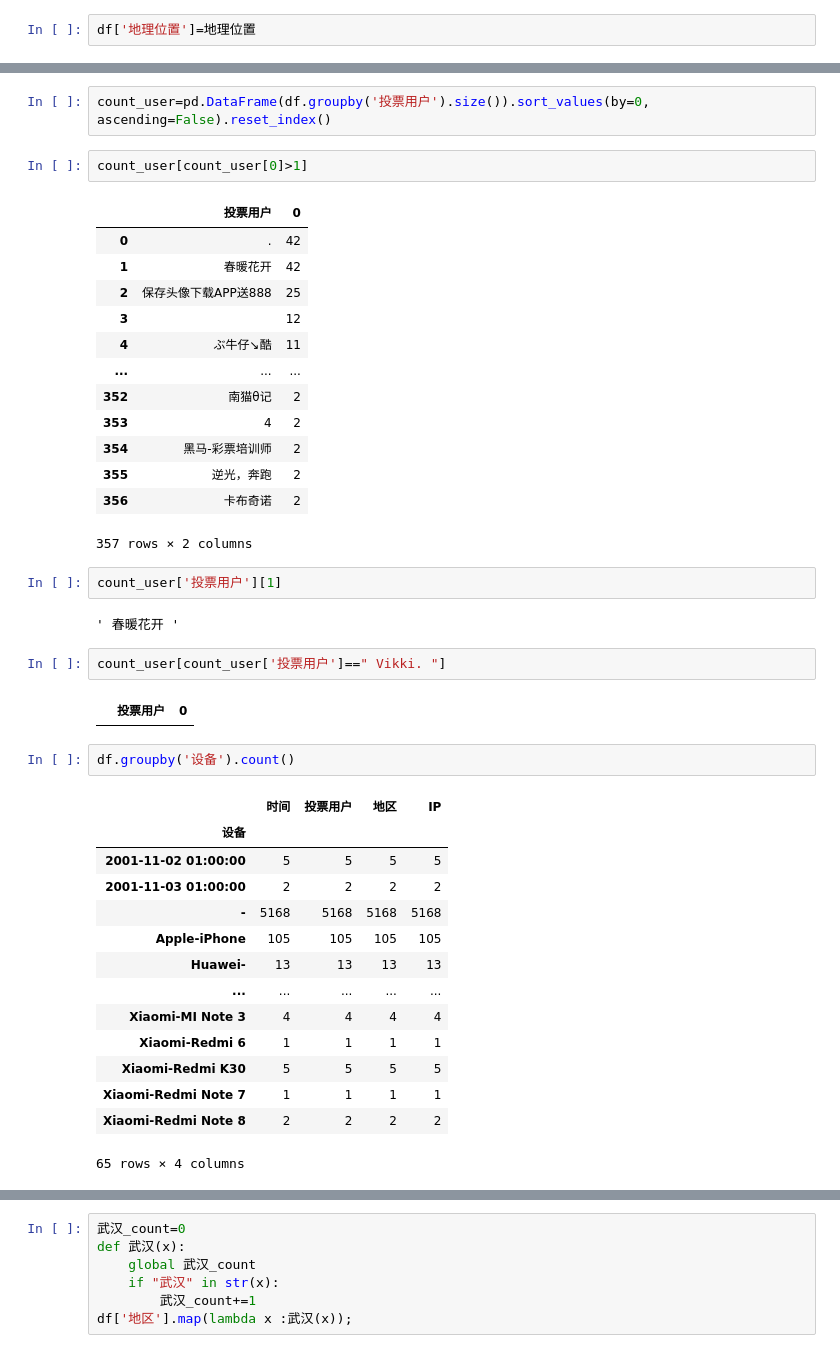
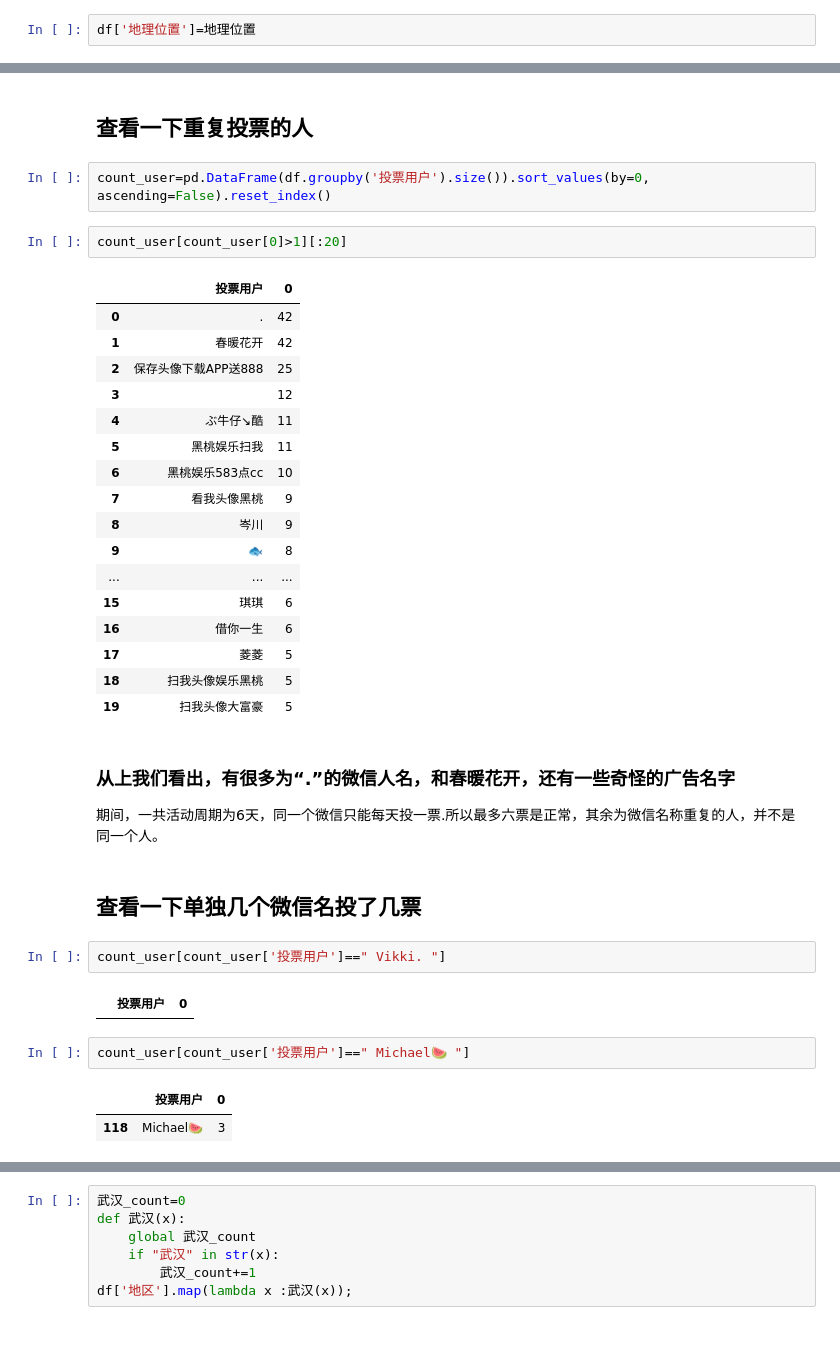
Before and after one commit to ShenShu2016/script_weitoupiao, a Jupyter notebook: vote_analysis_visul.ipynb, the cells around one changed output, grey strips where cells are left out. Saved outputs shown, nothing was run; the diff lists cells and outputs as text.

```diff
--- a/vote_analysis_visul.ipynb
+++ b/vote_analysis_visul.ipynb
@@ -57,43 +54,38 @@ df['地理位置']=地理位置
+# %% [markdown]
+## 查看一下重复投票的人
 # %%
 count_user=pd.DataFrame(df.groupby('投票用户').size()).sort_values(by=0, ascending=False).reset_index()
 # %%
-count_user[count_user[0]>1]
+count_user[count_user[0]>1][:20]
 # %% [output]
 |  | 投票用户 | 0 |
 | 0 | . | 42 |
 | 1 | 春暖花开 | 42 |
 | 2 | 保存头像下载APP送888 | 25 |
 | 3 | ㅤ | 12 |
 | 4 | ぶ牛仔↘酷 | 11 |
+| 5 | 黑桃娱乐扫我 | 11 |
+| 6 | 黑桃娱乐583点cc | 10 |
+| 7 | 看我头像黑桃 | 9 |
+| 8 | 岑川 | 9 |
+| 9 | 🐟 | 8 |
 | ... | ... | ... |
-| 352 | 南猫θ记 | 2 |
-| 353 | 4 | 2 |
-| 354 | 黑马-彩票培训师 | 2 |
-| 355 | 逆光，奔跑 | 2 |
-| 356 | 卡布奇诺 | 2 |
+| 15 | 琪琪 | 6 |
+| 16 | 借你一生 | 6 |
+| 17 | 菱菱 | 5 |
+| 18 | 扫我头像娱乐黑桃 | 5 |
+| 19 | 扫我头像大富豪 | 5 |
-357 rows × 2 columns
-# %%
-count_user['投票用户'][1]
-# %% [output]
-' 春暖花开 '
+# %% [markdown]
+### 从上我们看出，有很多为“.”的微信人名，和春暖花开，还有一些奇怪的广告名字
+期间，一共活动周期为6天，同一个微信只能每天投一票.所以最多六票是正常，其余为微信名称重复的人，并不是同一个人。
+# %% [markdown]
+## 查看一下单独几个微信名投了几票
 # %%
 count_user[count_user['投票用户']==" Vikki. "]
 # %% [output]
 |  | 投票用户 | 0 |
-# %%
-df.groupby('设备').count()
-# %% [output]
-|  | 时间 | 投票用户 | 地区 | IP |
-| 设备 |  |  |  |  |
-| 2001-11-02 01:00:00 | 5 | 5 | 5 | 5 |
-| 2001-11-03 01:00:00 | 2 | 2 | 2 | 2 |
-| - | 5168 | 5168 | 5168 | 5168 |
-| Apple-iPhone | 105 | 105 | 105 | 105 |
-| Huawei- | 13 | 13 | 13 | 13 |
-| ... | ... | ... | ... | ... |
-| Xiaomi-MI Note 3 | 4 | 4 | 4 | 4 |
-| Xiaomi-Redmi 6 | 1 | 1 | 1 | 1 |
-| Xiaomi-Redmi K30 | 5 | 5 | 5 | 5 |
-| Xiaomi-Redmi Note 7 | 1 | 1 | 1 | 1 |
-| Xiaomi-Redmi Note 8 | 2 | 2 | 2 | 2 |
-65 rows × 4 columns
+# %%
+count_user[count_user['投票用户']==" Michael🍉 "]
+# %% [output]
+|  | 投票用户 | 0 |
+| 118 | Michael🍉 | 3 |
```
Also changed, not shown: parts of 18 cells of this notebook, 2 other files.
